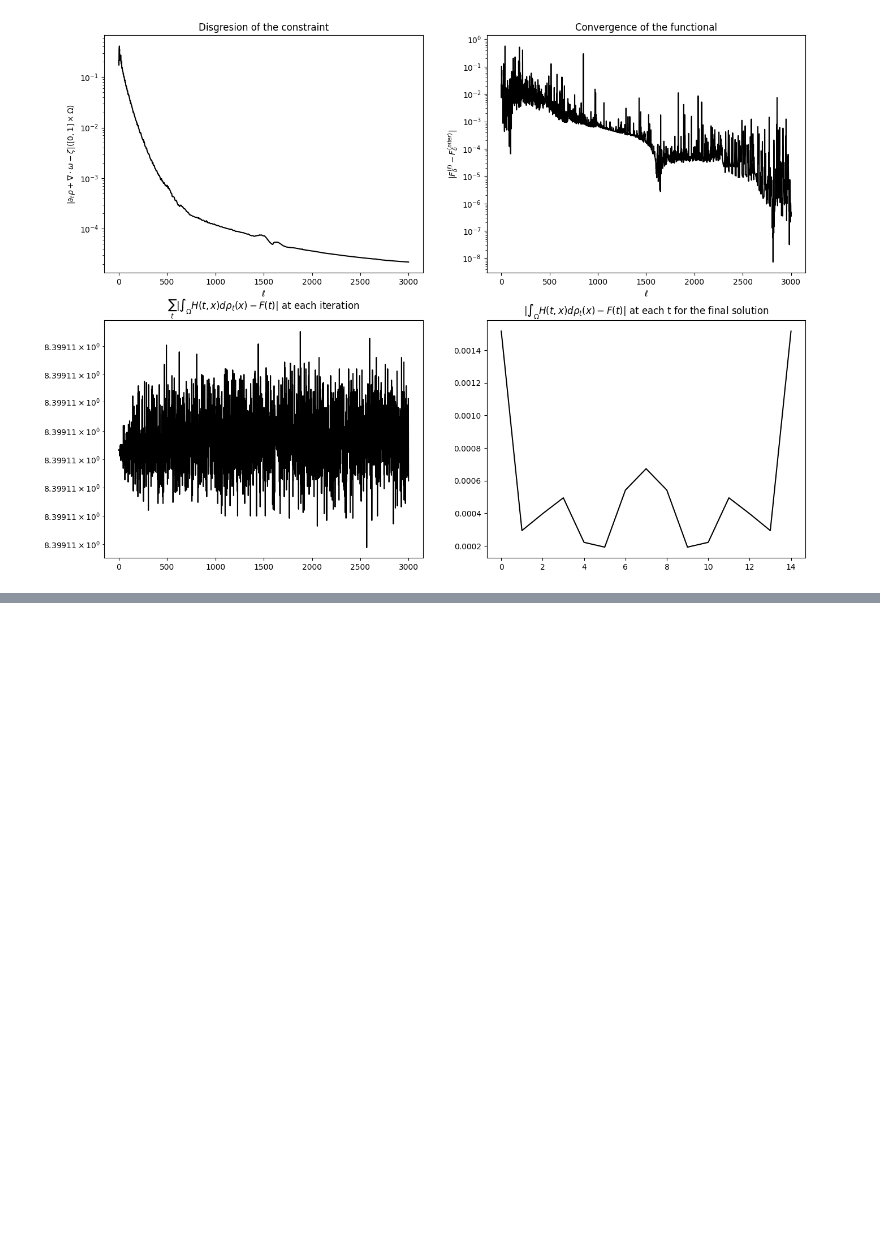
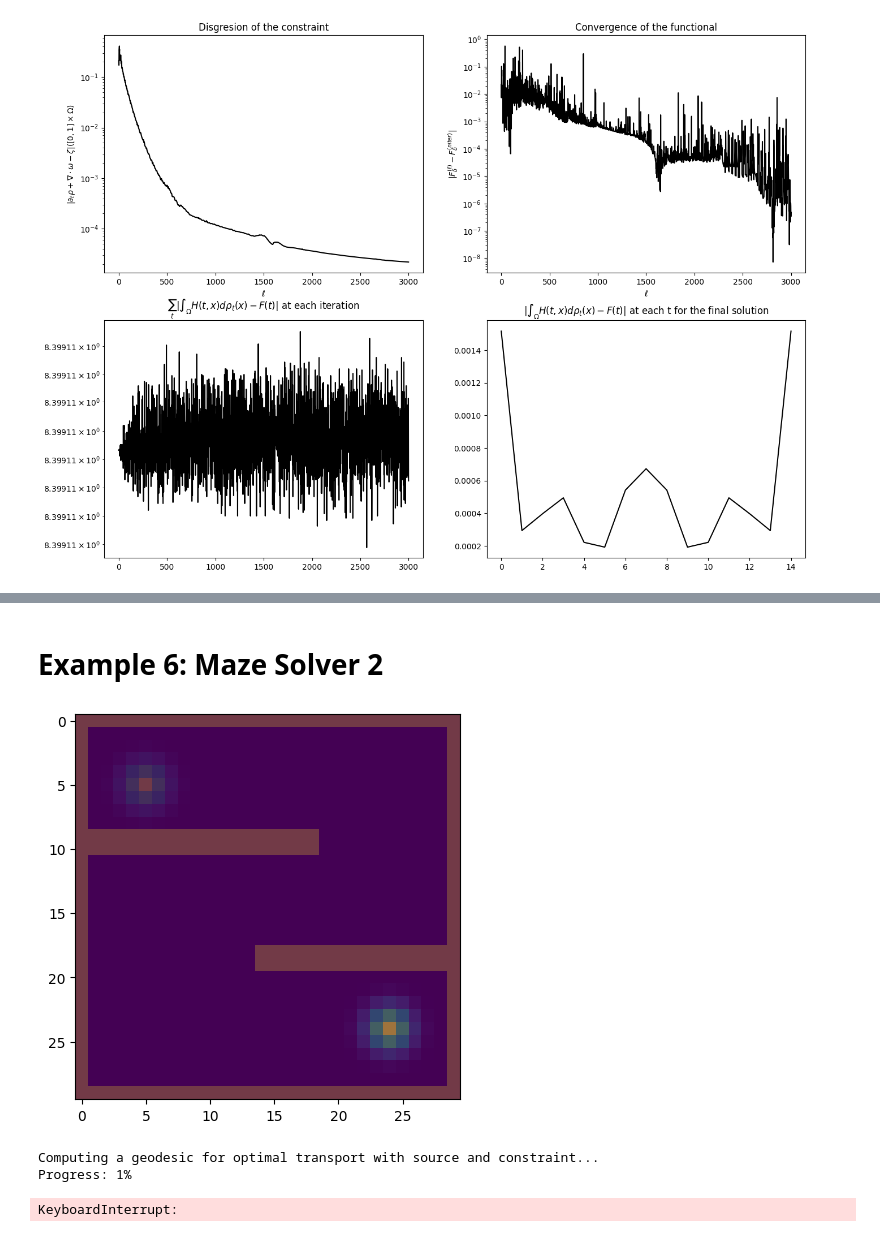
Before and after one commit to mao1756/pdot, a Jupyter notebook: exploratory/wfr_proximal_test.ipynb, the cells around one changed output, grey strips where cells are left out. Drawn from its saved outputs; the diff is of its cells as text; code cells hidden in the pictures; blank space fills up the shorter version.

```diff
--- a/exploratory/wfr_proximal_test.ipynb
+++ b/exploratory/wfr_proximal_test.ipynb
@@ -230,0 +403,46 @@ plt.show()
+# %% [markdown]
+# Example 6: Maze Solver 2
+# %%
+import scipy as sp
+from PIL import Image
+
+def image_to_numpy(image_path):
+    # Load the image file
+    image = Image.open(image_path).convert('L')  # Convert image to grayscale if it's not
+
+    # Convert the PIL image to a numpy array
+    image_array = np.array(image)
+
+    return image_array
+
+maze = (1-image_to_numpy('maze.png').squeeze()/255)
+
+T = 60
+N1 = maze.shape[0]
+N2 = maze.shape[1]
+
+H = np.repeat(maze[np.newaxis, :, :], T, axis=0)
+F = np.zeros((T,))
+
+dx = [1./N1, 1./N2]
+
+indices = np.arange(0, 30) * 1./30
+xx, yy = np.meshgrid(indices, indices)
+
+rho_0 = sp.stats.multivariate_normal.pdf(np.stack([xx, yy], axis=-1), mean=[5./30., 5./30.], cov=2./36**2)
+rho_1 = sp.stats.multivariate_normal.pdf(np.stack([xx, yy], axis=-1), mean=[24./30., 24./30.], cov=2./36**2)
+
+plt.figure(figsize=(5, 5))
+plt.imshow(maze)
+plt.imshow(rho_0, alpha=0.5)
+plt.imshow(rho_1, alpha=0.5)
+plt.show()
+# %% [output]
+[figure, added]
+# %%
+ll=(1.0, 1.0, 1.0)
+x, lists = computeGeodesic(rho_0, rho_1, T, ll, H, F, p= 2.0, q=2.0, delta=1.0, niter=3000)
+# %% [output]
+Computing a geodesic for optimal transport with source and constraint...
+Progress: 1%
+KeyboardInterrupt:
```
Also changed, not shown: parts of 23 cells of this notebook, 2 other files.
